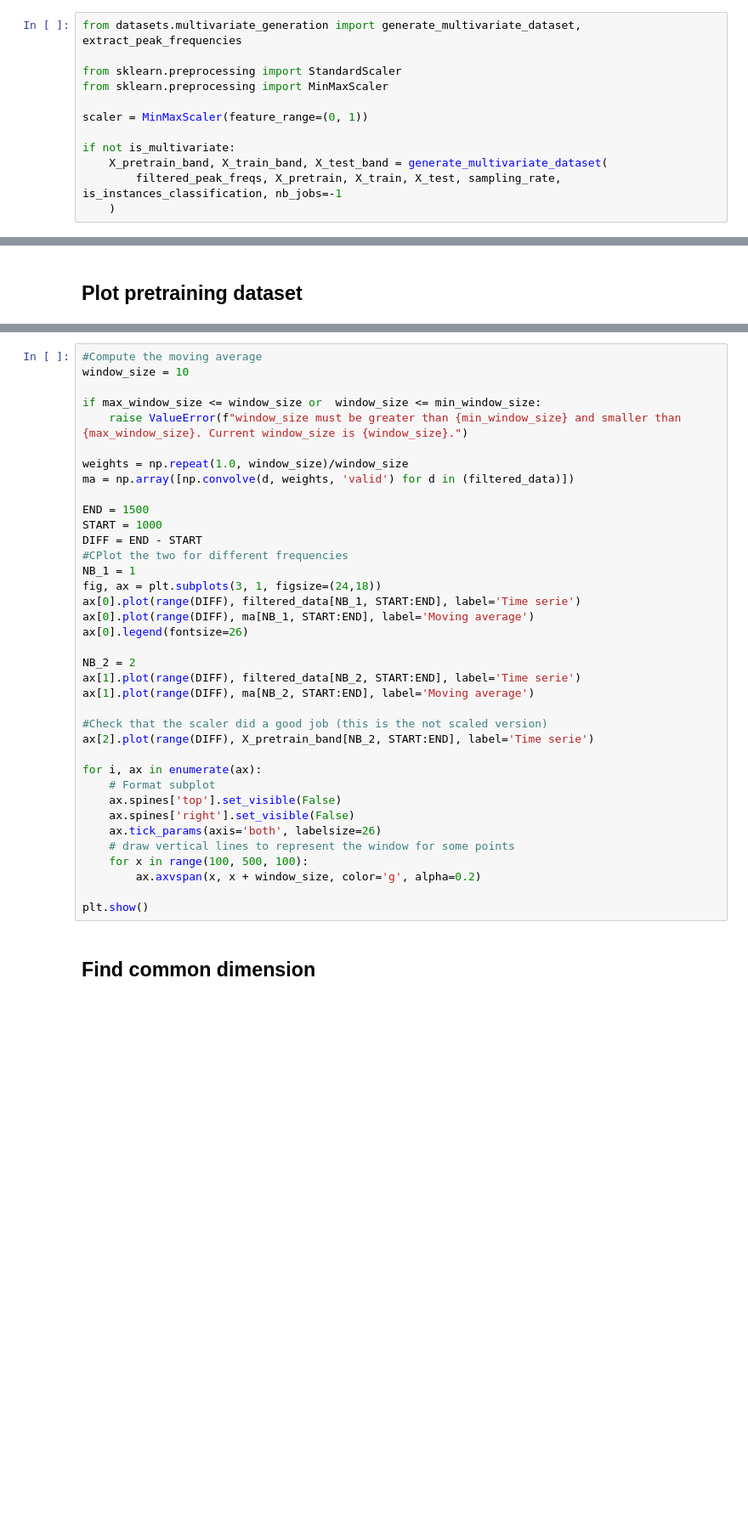
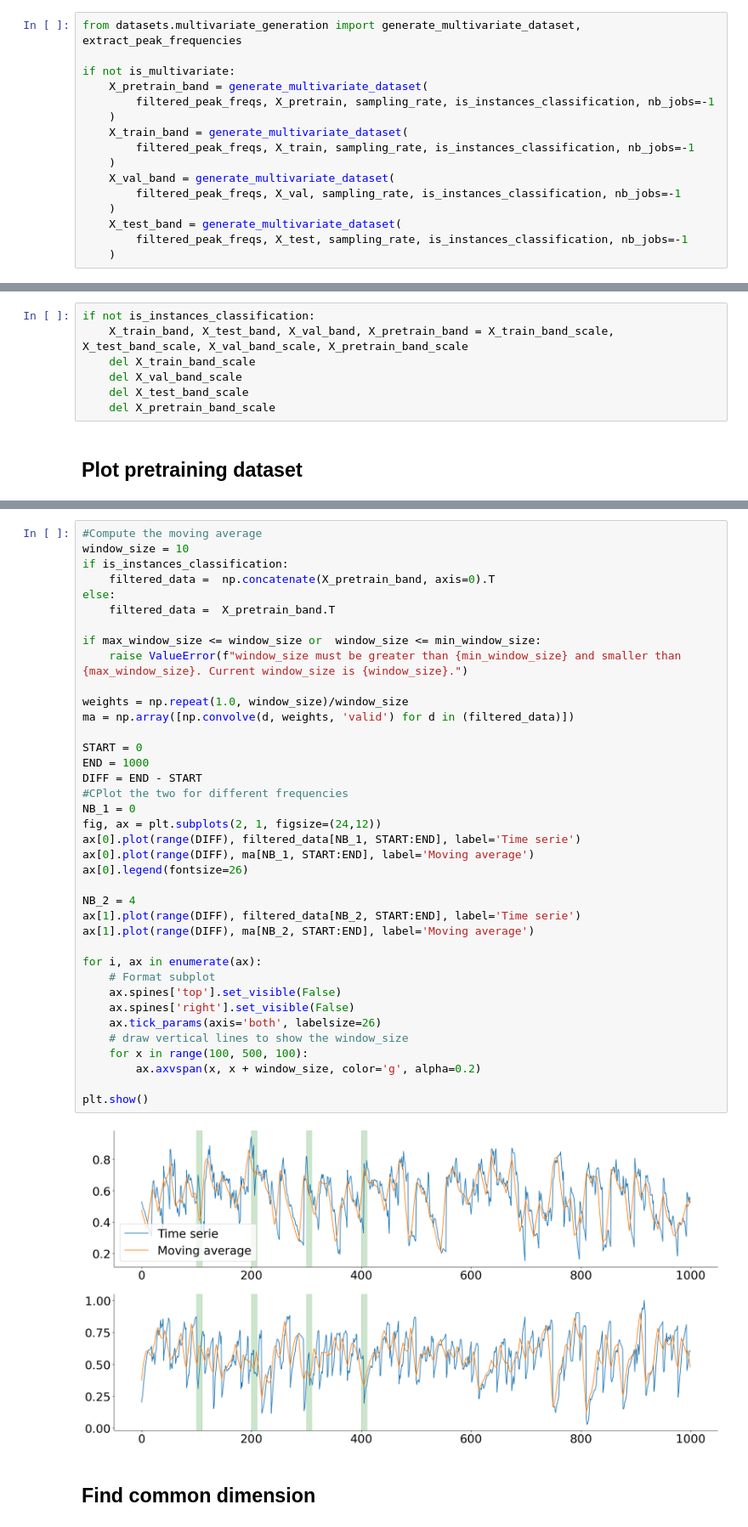
Before and after one commit to Finebouche/hag, a Jupyter notebook: Hyperparameter optimisation.ipynb, the cells around one changed output, grey strips where cells are left out. Shown at 85% size. Cells and saved outputs as stored; diff of their text form; blank space fills up the shorter version.

```diff
--- a/Hyperparameter optimisation.ipynb
+++ b/Hyperparameter optimisation.ipynb
@@ -118,15 +124,19 @@ print("Number of frequencies selected :", len(filtered_peak_freqs))
 # %%
 from datasets.multivariate_generation import generate_multivariate_dataset, extract_peak_frequencies
 
-from sklearn.preprocessing import StandardScaler
-from sklearn.preprocessing import MinMaxScaler
-
-scaler = MinMaxScaler(feature_range=(0, 1))
-
 if not is_multivariate:
-    X_pretrain_band, X_train_band, X_test_band = generate_multivariate_dataset(
-        filtered_peak_freqs, X_pretrain, X_train, X_test, sampling_rate, is_instances_classification, nb_jobs=-1
+    X_pretrain_band = generate_multivariate_dataset(
+        filtered_peak_freqs, X_pretrain, sampling_rate, is_instances_classification, nb_jobs=-1
     )
+    X_train_band = generate_multivariate_dataset(
+        filtered_peak_freqs, X_train, sampling_rate, is_instances_classification, nb_jobs=-1
+    )
+    X_val_band = generate_multivariate_dataset(
+        filtered_peak_freqs, X_val, sampling_rate, is_instances_classification, nb_jobs=-1
+    )
+    X_test_band = generate_multivariate_dataset(
+        filtered_peak_freqs, X_test, sampling_rate, is_instances_classification, nb_jobs=-1
+    )
 # %% [markdown]
 ### Standardizing the amplitudes
 # %%
@@ -173,3 +195,10 @@ else :
+# %%
+if not is_instances_classification:
+    X_train_band, X_test_band, X_val_band, X_pretrain_band = X_train_band_scale, X_test_band_scale, X_val_band_scale, X_pretrain_band_scale
+    del X_train_band_scale
+    del X_val_band_scale
+    del X_test_band_scale
+    del X_pretrain_band_scale
 # %% [markdown]
 ## Plot pretraining dataset
 # %%
@@ -182,40 +214,43 @@ print(max_window_size)
 # %%
 #Compute the moving average
 window_size = 10
+if is_instances_classification:
+    filtered_data =  np.concatenate(X_pretrain_band, axis=0).T
+else:
+    filtered_data =  X_pretrain_band.T
 
 if max_window_size <= window_size or  window_size <= min_window_size:
     raise ValueError(f"window_size must be greater than {min_window_size} and smaller than {max_window_size}. Current window_size is {window_size}.")
 
 weights = np.repeat(1.0, window_size)/window_size
 ma = np.array([np.convolve(d, weights, 'valid') for d in (filtered_data)])
 
-END = 1500
-START = 1000
+START = 0
+END = 1000
 DIFF = END - START
 #CPlot the two for different frequencies
-NB_1 = 1
-fig, ax = plt.subplots(3, 1, figsize=(24,18))
+NB_1 = 0
+fig, ax = plt.subplots(2, 1, figsize=(24,12))
 ax[0].plot(range(DIFF), filtered_data[NB_1, START:END], label='Time serie')
 ax[0].plot(range(DIFF), ma[NB_1, START:END], label='Moving average')
 ax[0].legend(fontsize=26)
 
-NB_2 = 2
+NB_2 = 4
 ax[1].plot(range(DIFF), filtered_data[NB_2, START:END], label='Time serie')
 ax[1].plot(range(DIFF), ma[NB_2, START:END], label='Moving average')
-
-#Check that the scaler did a good job (this is the not scaled version)
-ax[2].plot(range(DIFF), X_pretrain_band[NB_2, START:END], label='Time serie')
 
 for i, ax in enumerate(ax):
     # Format subplot
     ax.spines['top'].set_visible(False)
     ax.spines['right'].set_visible(False)
     ax.tick_params(axis='both', labelsize=26)
-    # draw vertical lines to represent the window for some points
+    # draw vertical lines to show the window_size
     for x in range(100, 500, 100):
         ax.axvspan(x, x + window_size, color='g', alpha=0.2)
 
 plt.show()
+# %% [output]
+[figure, added]
 # %% [markdown]
 ## Find common dimension
 # %%
```
Also changed, not shown: parts of 21 cells of this notebook, 9 other files.
